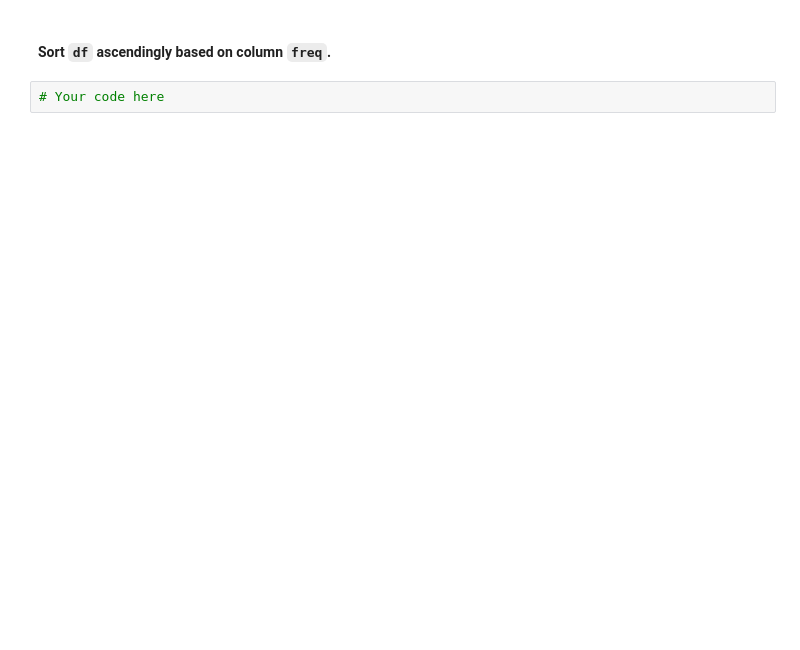
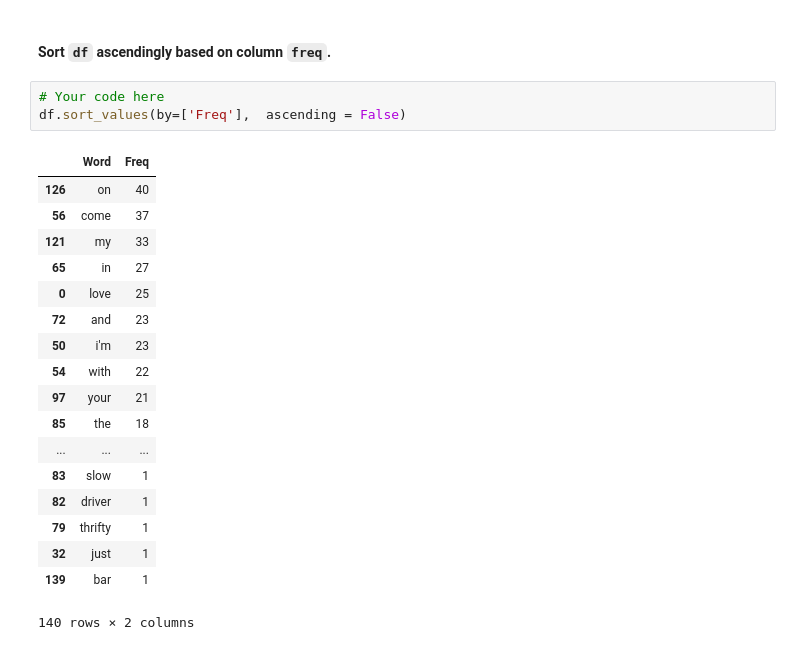
Before and after one commit to ta-datapt-bcn/lab-tuple-set-dict, a Jupyter notebook: your-code/challenge-3.ipynb, the cells around one changed output. Cells and saved outputs as stored; diff of their text form; blank space fills up the shorter version.

```diff
--- a/your-code/challenge-3.ipynb
+++ b/your-code/challenge-3.ipynb
@@ -124,3 +144,23 @@ With the Pandas DataFrame, you can sort the values easily with the built-in meth
 #### Sort `df` ascendingly based on column `freq`.
 # %%
 # Your code here
+df.sort_values(by=['Freq'],  ascending = False)
+# %% [output]
+|  | Word | Freq |
+| 126 | on | 40 |
+| 56 | come | 37 |
+| 121 | my | 33 |
+| 65 | in | 27 |
+| 0 | love | 25 |
+| 72 | and | 23 |
+| 50 | i'm | 23 |
+| 54 | with | 22 |
+| 97 | your | 21 |
+| 85 | the | 18 |
+| ... | ... | ... |
+| 83 | slow | 1 |
+| 82 | driver | 1 |
+| 79 | thrifty | 1 |
+| 32 | just | 1 |
+| 139 | bar | 1 |
+140 rows × 2 columns
```
Also changed, not shown: parts of 1 cell of this notebook.
